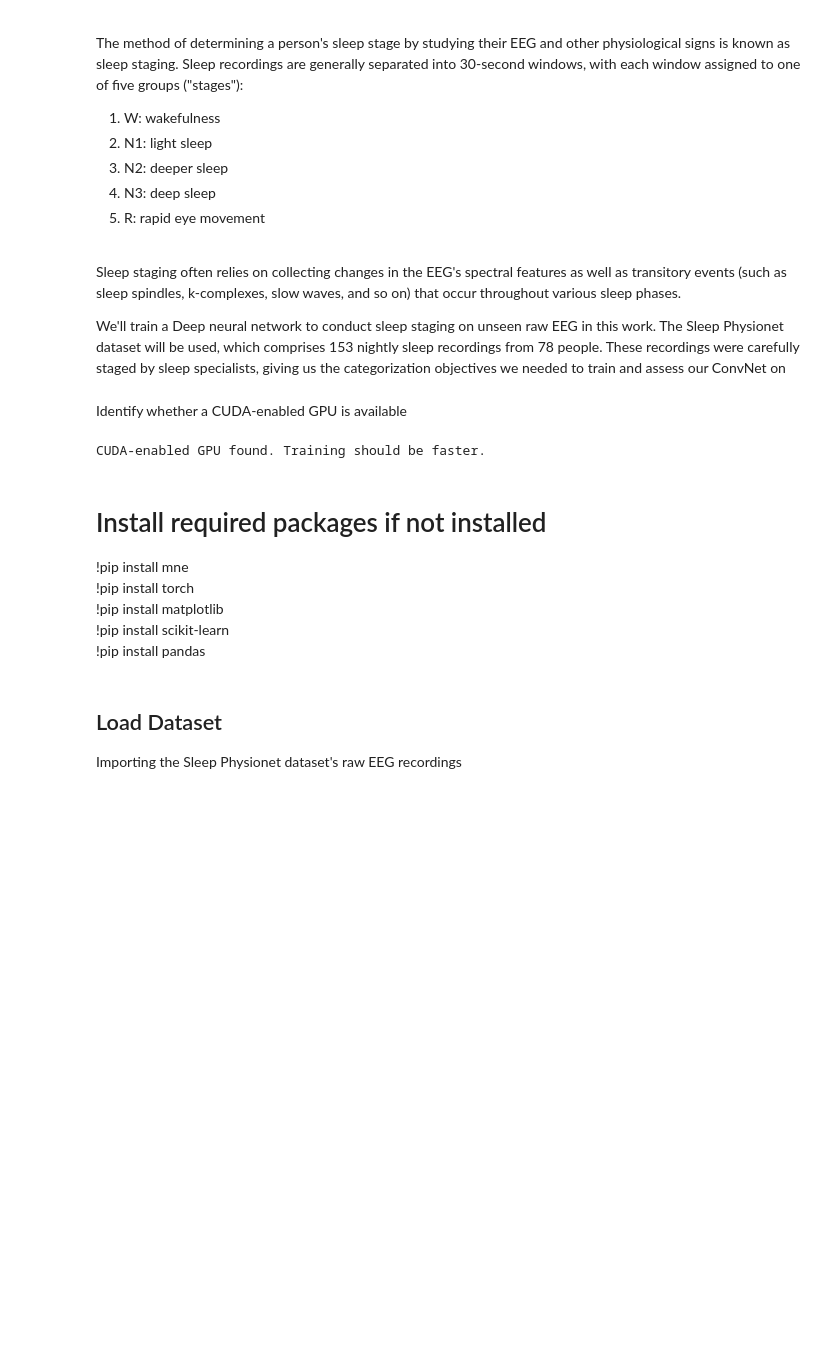
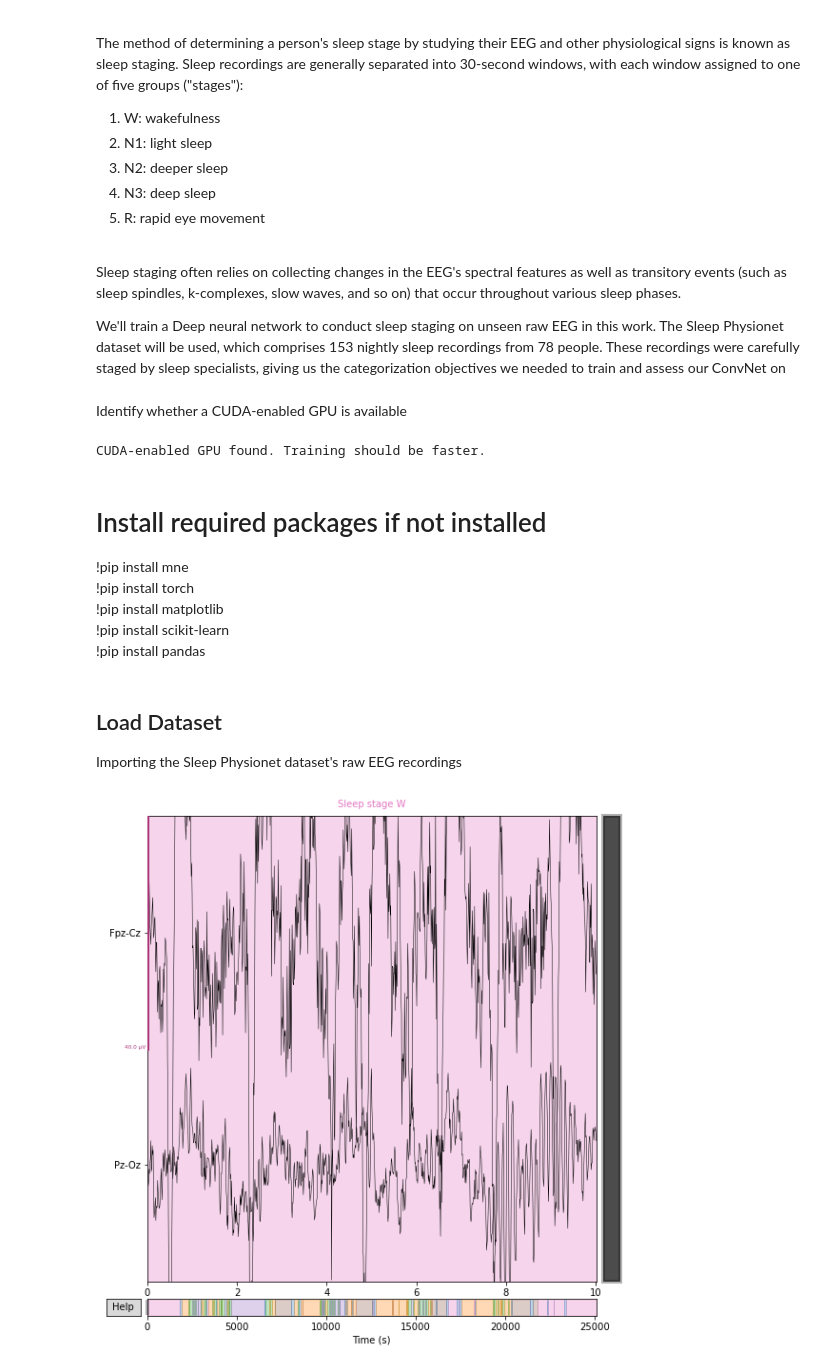
Before and after one commit to rakaUconn/Sleep_stage_classification, a Jupyter notebook: sleep_stage_classification.ipynb, the cells around one changed output. Cells and saved outputs as stored; diff of their text form; code cells hidden in the pictures; blank space fills up the shorter version.

```diff
--- a/sleep_stage_classification.ipynb
+++ b/sleep_stage_classification.ipynb
@@ -109,11 +109,19 @@ def load_sleep_physionet_raw(raw_fname, annot_fname, load_eeg_only=True,
         sleep_event_inds = np.where(mask)[0]
 
         # Crop raw
+        max_time = (raw.n_times - 1) / raw.info['sfreq']
+        #print(max_time)
         tmin = annots[int(sleep_event_inds[0])]['onset'] - \
                crop_wake_mins * 60
         tmax = annots[int(sleep_event_inds[-1])]['onset'] + \
                crop_wake_mins * 60
-        raw.crop(tmin=tmin, tmax=tmax)
+        if tmin >= 0 and tmax <= max_time:   # data preprocessing removing tmax (%s) which are grater than or equal to the max
+            raw.crop(tmin=tmin, tmax=tmax)
+        else:
+            pass
+
+
+
 
     # Rename EEG channels
     ch_names = {i: i.replace('EEG ', '')
@@ -126,5 +134,12 @@ def load_sleep_physionet_raw(raw_fname, annot_fname, load_eeg_only=True,
     raw.info['subject_info'] = {'id': subj_nb, 'rec_id': rec_nb}
 
     return raw
-# %% [markdown]
-#
+# %%
+#data_loading
+
+raws=[load_sleep_physionet_raw(f[0], f[1]) for f in fnames]
+# %%
+# Plot a recording as a sanity check
+raws[0].plot();
+# %% [output]
+[figure, added]
```
